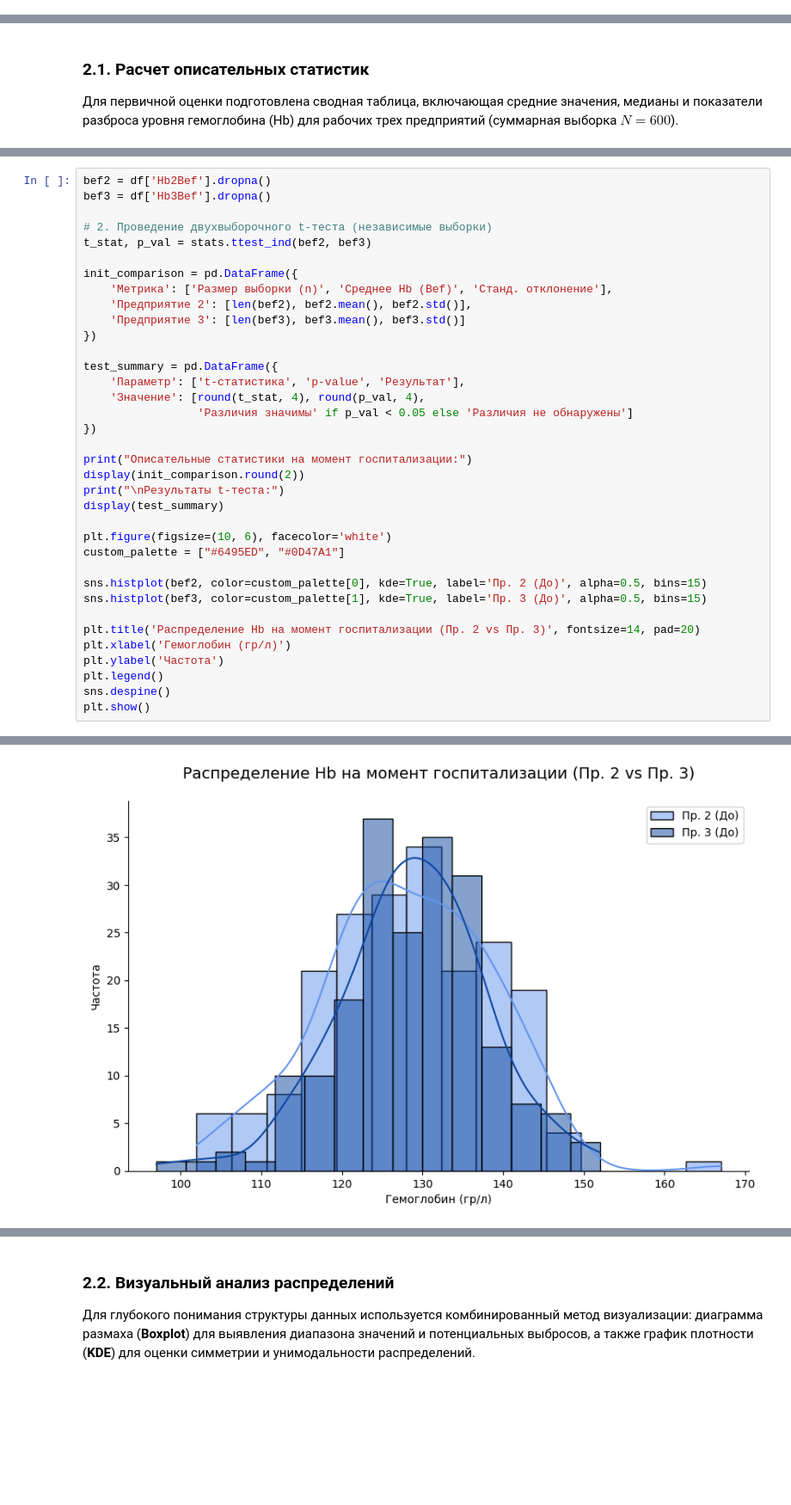
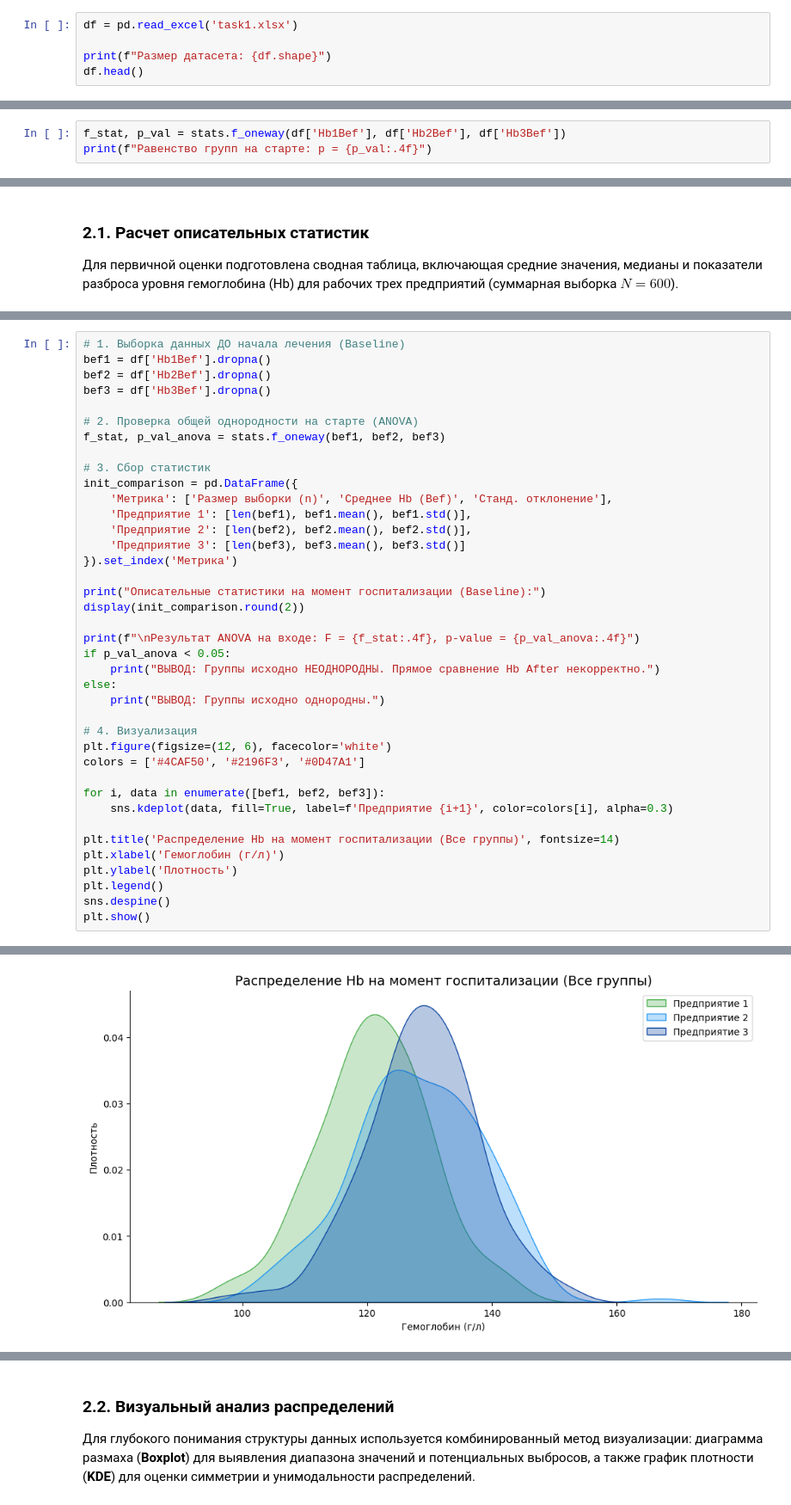
Before and after one commit to EkaterinaGrisha/-statistical-analysis, a Jupyter notebook: statistical_analysis_RU.ipynb, the cells around one changed output, grey strips where cells are left out. Shown at 86% size. Cells and saved outputs as stored; diff of their text form; blank space fills up the shorter version.

```diff
--- a/statistical_analysis_RU.ipynb
+++ b/statistical_analysis_RU.ipynb
@@ -61,0 +52,5 @@ Saving task1.xlsx to task1 (3).xlsx
+# %%
+df = pd.read_excel('task1.xlsx')
+
+print(f"Размер датасета: {df.shape}")
+df.head()
@@ -61,0 +65,3 @@ Saving task1.xlsx to task1 (3).xlsx
+# %%
+f_stat, p_val = stats.f_oneway(df['Hb1Bef'], df['Hb2Bef'], df['Hb3Bef'])
+print(f"Равенство групп на старте: p = {p_val:.4f}")
@@ -192,36 +237,39 @@ plt.show()
 # %%
+# 1. Выборка данных ДО начала лечения (Baseline)
+bef1 = df['Hb1Bef'].dropna()
 bef2 = df['Hb2Bef'].dropna()
 bef3 = df['Hb3Bef'].dropna()
 
-# 2. Проведение двухвыборочного t-теста (независимые выборки)
-t_stat, p_val = stats.ttest_ind(bef2, bef3)
+# 2. Проверка общей однородности на старте (ANOVA)
+f_stat, p_val_anova = stats.f_oneway(bef1, bef2, bef3)
 
+# 3. Сбор статистик
 init_comparison = pd.DataFrame({
     'Метрика': ['Размер выборки (n)', 'Среднее Hb (Bef)', 'Станд. отклонение'],
+    'Предприятие 1': [len(bef1), bef1.mean(), bef1.std()],
     'Предприятие 2': [len(bef2), bef2.mean(), bef2.std()],
     'Предприятие 3': [len(bef3), bef3.mean(), bef3.std()]
-})
+}).set_index('Метрика')
 
-test_summary = pd.DataFrame({
-    'Параметр': ['t-статистика', 'p-value', 'Результат'],
-    'Значение': [round(t_stat, 4), round(p_val, 4),
-                 'Различия значимы' if p_val < 0.05 else 'Различия не обнаружены']
-})
+print("Описательные статистики на момент госпитализации (Baseline):")
+display(init_comparison.round(2))
 
-print("Описательные статистики на момент госпитализации:")
-display(init_comparison.round(2))
-print("\nРезультаты t-теста:")
-display(test_summary)
+print(f"\nРезультат ANOVA на входе: F = {f_stat:.4f}, p-value = {p_val_anova:.4f}")
+if p_val_anova < 0.05:
+    print("ВЫВОД: Группы исходно НЕОДНОРОДНЫ. Прямое сравнение Hb After некорректно.")
+else:
+    print("ВЫВОД: Группы исходно однородны.")
 
-plt.figure(figsize=(10, 6), facecolor='white')
-custom_palette = ["#6495ED", "#0D47A1"]
+# 4. Визуализация
+plt.figure(figsize=(12, 6), facecolor='white')
+colors = ['#4CAF50', '#2196F3', '#0D47A1']
 
-sns.histplot(bef2, color=custom_palette[0], kde=True, label='Пр. 2 (До)', alpha=0.5, bins=15)
-sns.histplot(bef3, color=custom_palette[1], kde=True, label='Пр. 3 (До)', alpha=0.5, bins=15)
+for i, data in enumerate([bef1, bef2, bef3]):
+    sns.kdeplot(data, fill=True, label=f'Предприятие {i+1}', color=colors[i], alpha=0.3)
 
-plt.title('Распределение Hb на момент госпитализации (Пр. 2 vs Пр. 3)', fontsize=14, pad=20)
-plt.xlabel('Гемоглобин (гр/л)')
-plt.ylabel('Частота')
+plt.title('Распределение Hb на момент госпитализации (Все группы)', fontsize=14)
+plt.xlabel('Гемоглобин (г/л)')
+plt.ylabel('Плотность')
 plt.legend()
 sns.despine()
 plt.show()
@@ -239 +285 @@ plt.show()
-[figure, old version]
+[figure, new version]
```
Also changed, not shown: parts of 54 cells of this notebook.
